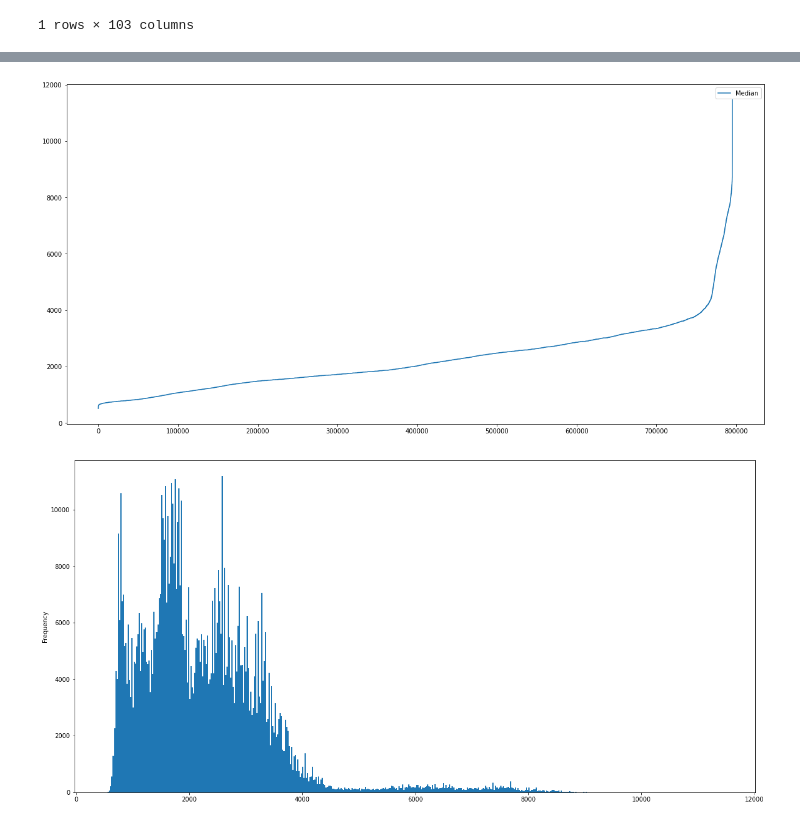
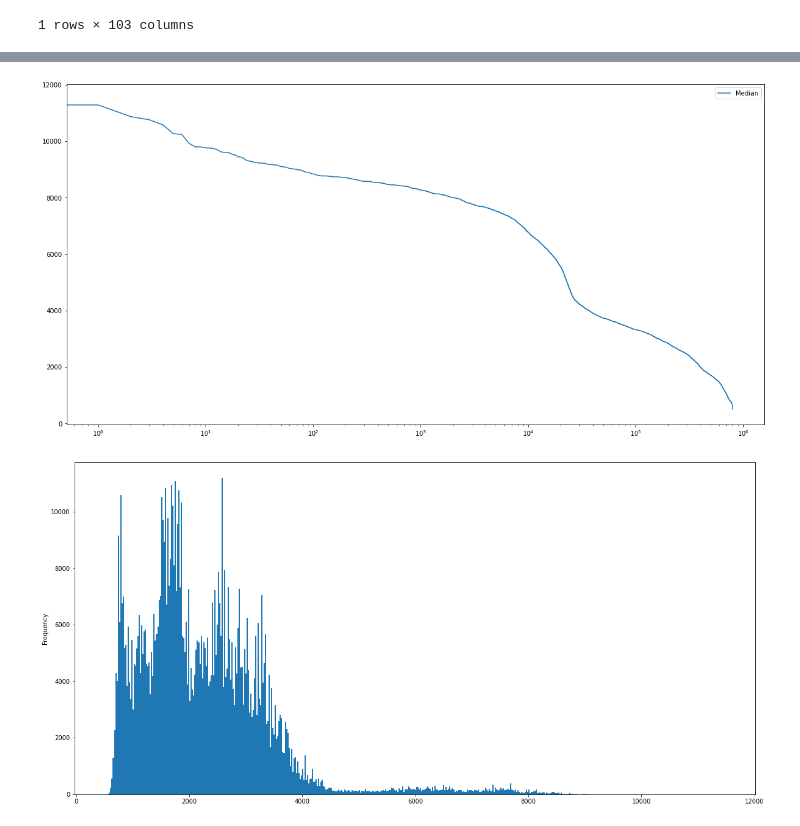
Before and after one commit to kennedymj97/msc-2048-ai, a Jupyter notebook: data/plot_median_info.ipynb, the cells around one changed output, grey strips where cells are left out. Cells and saved outputs as stored; diff of their text form; code cells hidden in the pictures.

Commit message:
updated graph to show medians

```diff
--- a/data/plot_median_info.ipynb
+++ b/data/plot_median_info.ipynb
@@ -18,7 +18,7 @@ data.head(1)
 | 0 | Ban Rules: \tTry Rules: \tFallbac... | 1212 | 1120 | 372 | 128 | 236 | 292 | 1044 | 284 | 2152 | ... | ... |
 1 rows × 103 columns
 # %%
-data = data.sort_values(by="Median", axis=0)
+data = data.sort_values(by="Median", axis=0, ascending=False)
 data = data.reset_index(drop=True)
 # %%
 data.tail(4)
@@ -32,10 +32,10 @@ data.tail(4)
 # %%
 # start at highest medians
 # x axis logarithmic (start indexing at 1)
-data.plot(y="Median", figsize=(20,10))
+data.plot(y="Median", figsize=(20,10), logx=True)
 plt.show()
 # %% [output]
-[figure, old version]
+[figure, new version]
 # %%
 data['Median'].plot.hist(figsize=(20, 10), bins=500)
 plt.show()
```
Also changed, not shown: parts of 1 cell of this notebook, 2 other files.
